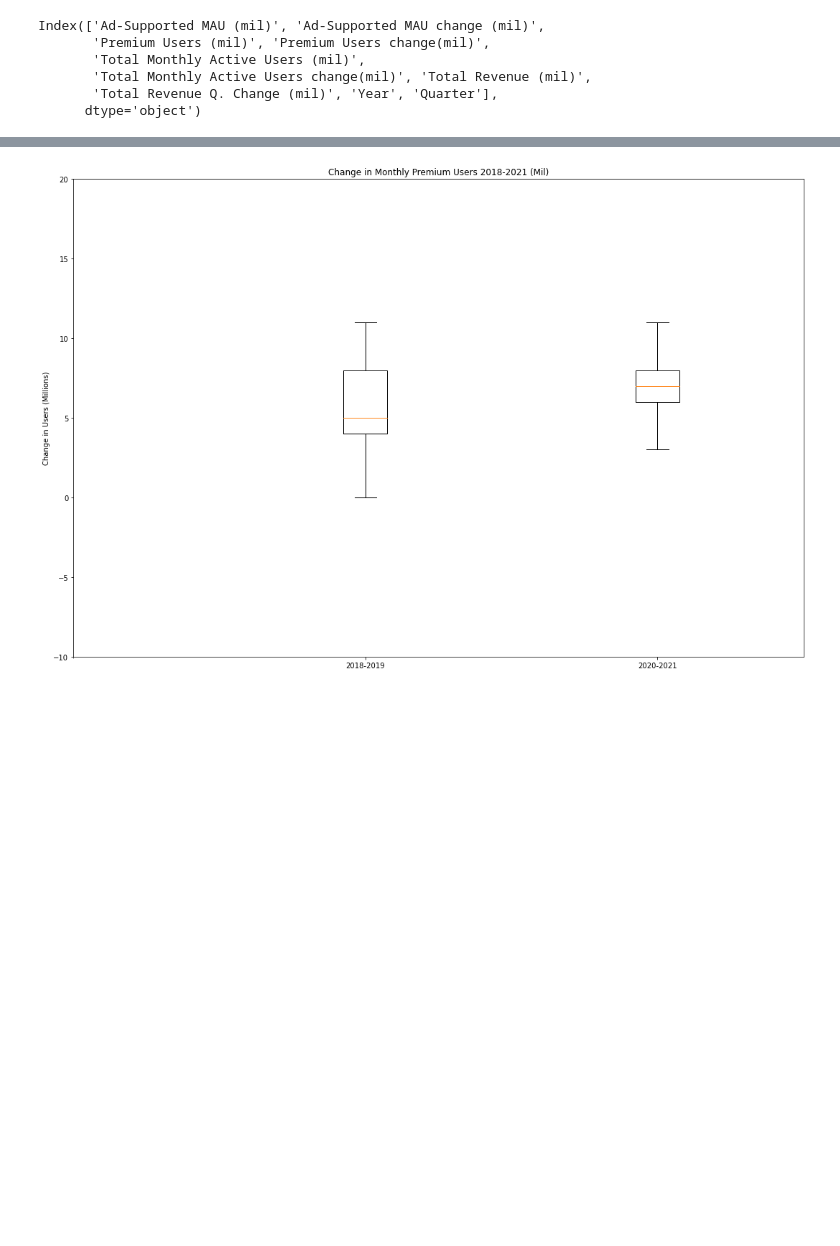
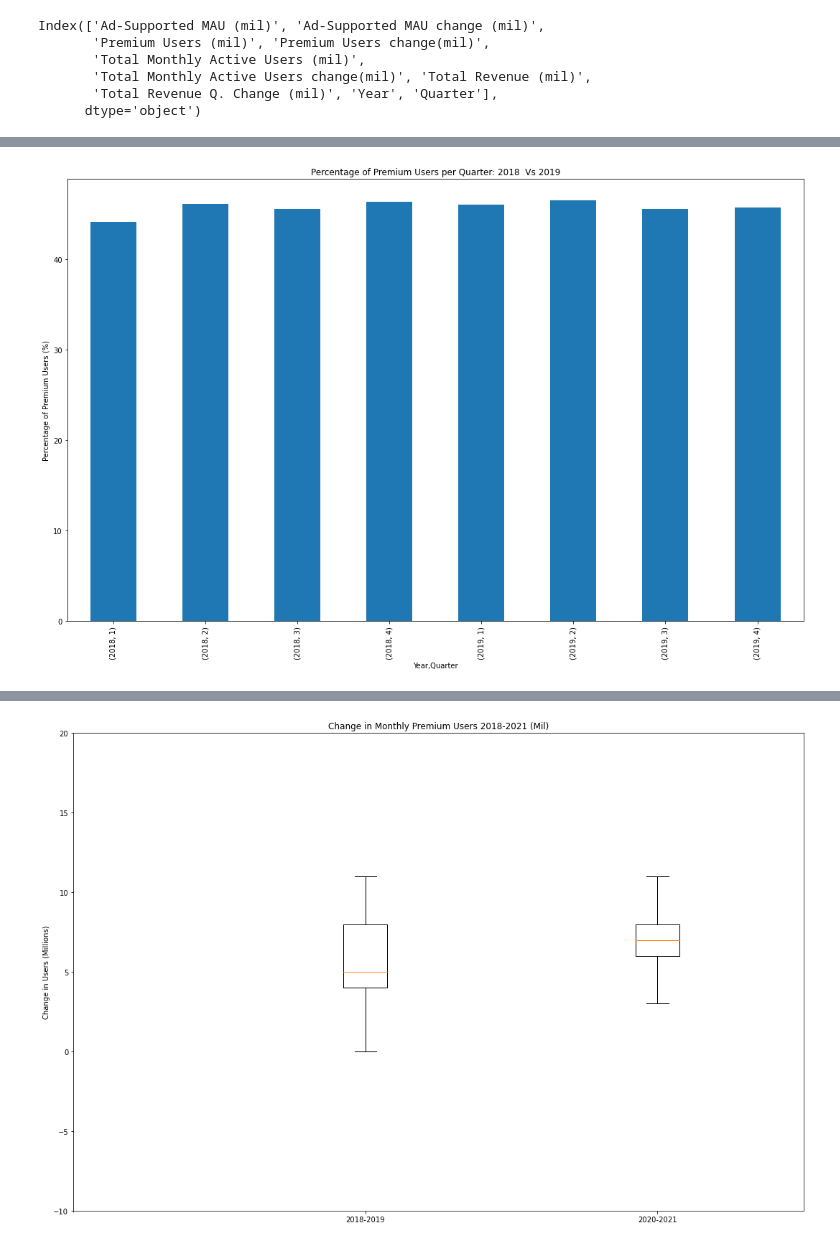
Before and after one commit to abesprgrss/Project-1, a Jupyter notebook: Spotify_Covid2.ipynb, the cells around one changed output, grey strips where cells are left out. Drawn from its saved outputs; the diff is of its cells as text; code cells hidden in the pictures; blank space fills up the shorter version.

```diff
--- a/Spotify_Covid2.ipynb
+++ b/Spotify_Covid2.ipynb
@@ -31,0 +49,5 @@ Index(['Ad-Supported MAU (mil)', 'Ad-Supported MAU change (mil)',
+# %%
+change_data2 = pd.DataFrame(spotdf[["Premium Users (mil)","Total Monthly Active Users (mil)", "Year", "Quarter"]])
+change_data2["Percentage of Users with Premium"] = (change_data2["Premium Users (mil)"]/change_data2["Total Monthly Active Users (mil)"])*100
+change_data2 = change_data2.drop(["Premium Users (mil)","Total Monthly Active Users (mil)"], axis = 1)
+change_data2
@@ -31,0 +73,5 @@ Index(['Ad-Supported MAU (mil)', 'Ad-Supported MAU change (mil)',
+# %%
+new_data1 = pd.DataFrame(change_data2[(change_data2["Year"] == 2018)])
+new_data1 = new_data1.append(change_data2[(change_data2["Year"] == 2019)])
+new_data1 = new_data1.set_index(["Year", "Quarter"])
+new_data1
@@ -32,2 +89,6 @@ Index(['Ad-Supported MAU (mil)', 'Ad-Supported MAU change (mil)',
 # %%
 # % changes of 1st quarter 2018 - last quarter 2019 Bar graph - kayla
+new_data1.plot.bar(title = "Percentage of Premium Users per Quarter: 2018  Vs 2019", ylabel = "Percentage of Premium Users (%)", legend = False)
+plt.savefig("Figures/Premium_18.png")
+# %% [output]
+[figure, added]
```
Also changed, not shown: parts of 21 cells of this notebook, 5 other files.
